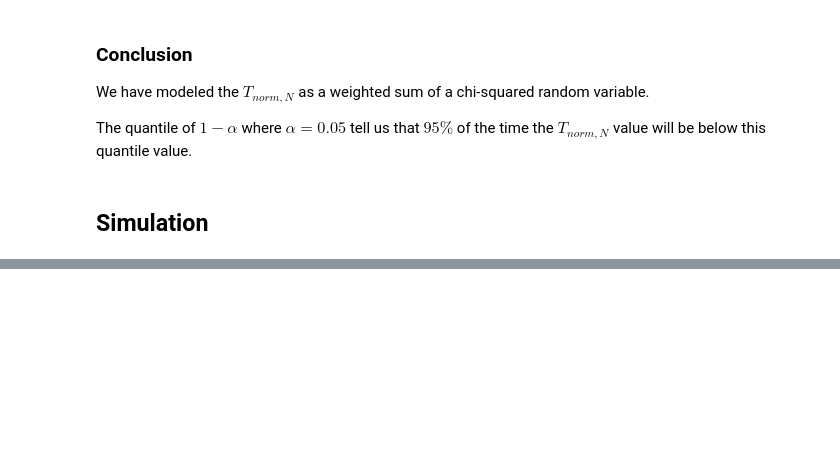
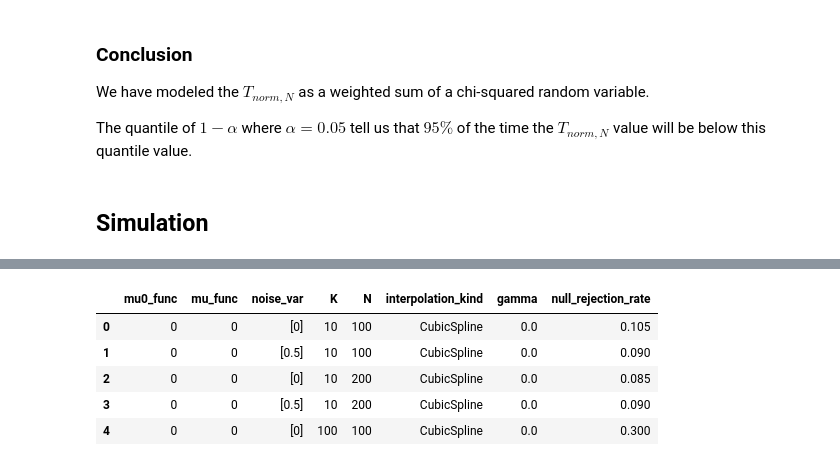
Before and after one commit to katzkid/FunctionalDataAnalysis, a Jupyter notebook: FDA2024.ipynb, the cells around one changed output, grey strips where cells are left out. Drawn from its saved outputs; the diff is of its cells as text; code cells hidden in the pictures; blank space fills up the shorter version.

```diff
--- a/FDA2024.ipynb
+++ b/FDA2024.ipynb
@@ -353,0 +449,16 @@ With the scenario $\mu_0 = 0$ and $\mu = 0$ and adding some noise variance ($0.5
+# %%
+import pandas as pd
+results_df = pd.read_csv("results.csv")
+results_df.head()
+cubic_spline_df = results_df[results_df["interpolation_kind"] == "CubicSpline"]
+mu0_func_0_df = cubic_spline_df[cubic_spline_df["mu0_func"] == '0']
+mu0_func_sin_df = cubic_spline_df[cubic_spline_df["mu0_func"] == "sin"]
+# %%
+results_df.head()
+# %% [output]
+|  | mu0_func | mu_func | noise_var | K | N | interpolation_kind | gamma | null_rejection_rate |
+| 0 | 0 | 0 | [0] | 10 | 100 | CubicSpline | 0.0 | 0.105 |
+| 1 | 0 | 0 | [0.5] | 10 | 100 | CubicSpline | 0.0 | 0.090 |
+| 2 | 0 | 0 | [0] | 10 | 200 | CubicSpline | 0.0 | 0.085 |
+| 3 | 0 | 0 | [0.5] | 10 | 200 | CubicSpline | 0.0 | 0.090 |
+| 4 | 0 | 0 | [0] | 100 | 100 | CubicSpline | 0.0 | 0.300 |
```
Also changed, not shown: parts of 35 cells of this notebook.
